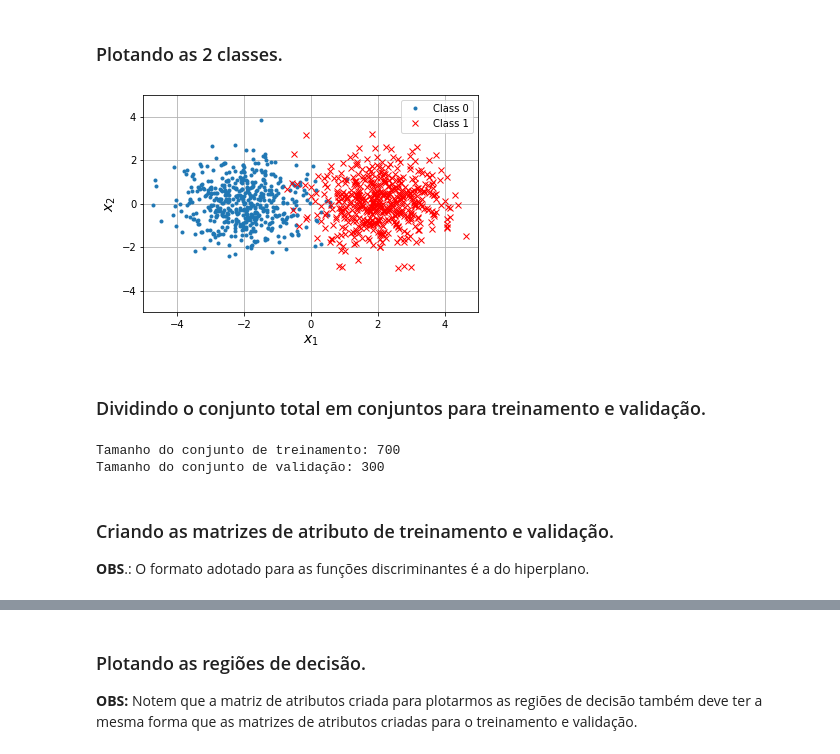
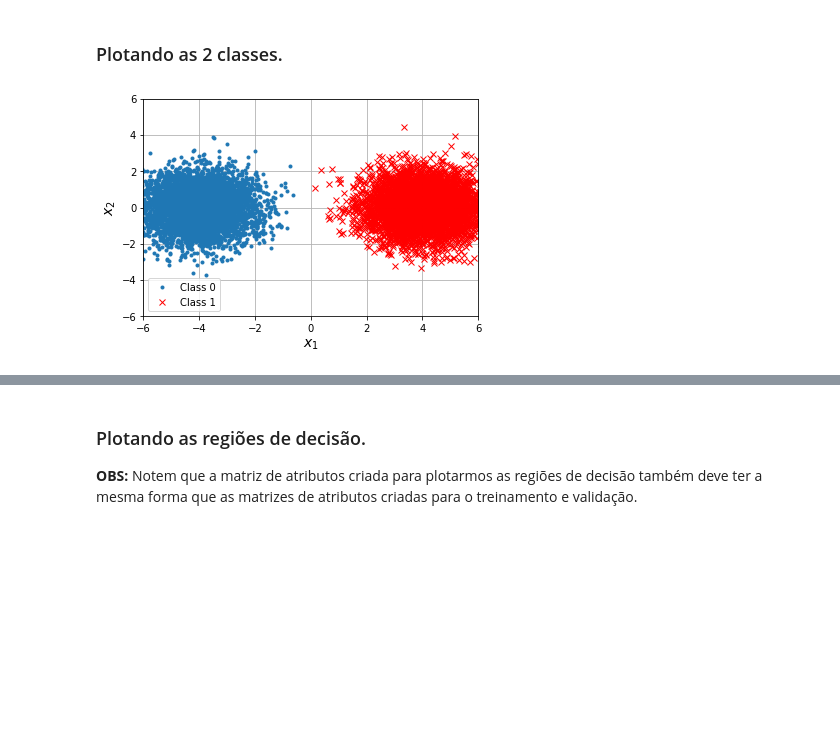
Before and after one commit to zz4fap/tp555-ml, a Jupyter notebook: exemplos/classification/linear/logistic/variando_limiar_de_quantização.ipynb, the cells around one changed output, grey strips where cells are left out. Saved outputs shown, nothing was run; the diff lists cells and outputs as text; code cells hidden in the pictures; blank space fills up the shorter version.

```diff
--- a/exemplos/classification/linear/logistic/variando_limiar_de_quantização.ipynb
+++ b/exemplos/classification/linear/logistic/variando_limiar_de_quantização.ipynb
@@ -22,40 +22,27 @@ np.random.seed(seed)
 numberOfClasses = 2
 
 # Number of examples.
-N = 1000
+N = 10000
 
 # Create a 3-class dataset for classification.
-centers = [[-2, 0], [2, 0]]
+centers = [[-4, 0], [4, 0]]
 X, y = make_blobs(n_samples=N, centers=centers, random_state=seed)
+
+Xl = np.c_[np.ones((len(y), 1)), X]
 # %% [markdown]
 ### Plotando as 2 classes.
 # %%
 idx0 = np.argwhere(y == 0)
 idx1 = np.argwhere(y == 1)
 
 plt.plot(X[idx0,0], X[idx0,1], '.', label='Class 0')
 plt.plot(X[idx1,0], X[idx1,1], 'rx', label='Class 1')
 plt.xlabel('$x_1$', fontsize=14)
 plt.ylabel('$x_2$', fontsize=14)
 plt.legend()
 plt.grid()
-plt.xlim([-5,5])
-plt.ylim([-5,5])
+plt.xlim([-6,6])
+plt.ylim([-6,6])
 plt.show()
 # %% [output]
-[figure, old version]
+[figure, new version]
-# %% [markdown]
-### Dividindo o conjunto total em conjuntos para treinamento e validação.
-# %%
-# Split array into random train and test subsets.
-X_train, X_test, y_train, y_test = train_test_split(X, y, test_size=0.3, random_state=seed)
-
-print('Tamanho do conjunto de treinamento:', len(y_train))
-print('Tamanho do conjunto de validação:', len(y_test))
-# %% [output]
-Tamanho do conjunto de treinamento: 700
-Tamanho do conjunto de validação: 300
-# %% [markdown]
-### Criando as matrizes de atributo de treinamento e validação.
-
-**OBS**.: O formato adotado para as funções discriminantes é a do hiperplano.
```
Also changed, not shown: parts of 40 cells of this notebook, 5 other files.
